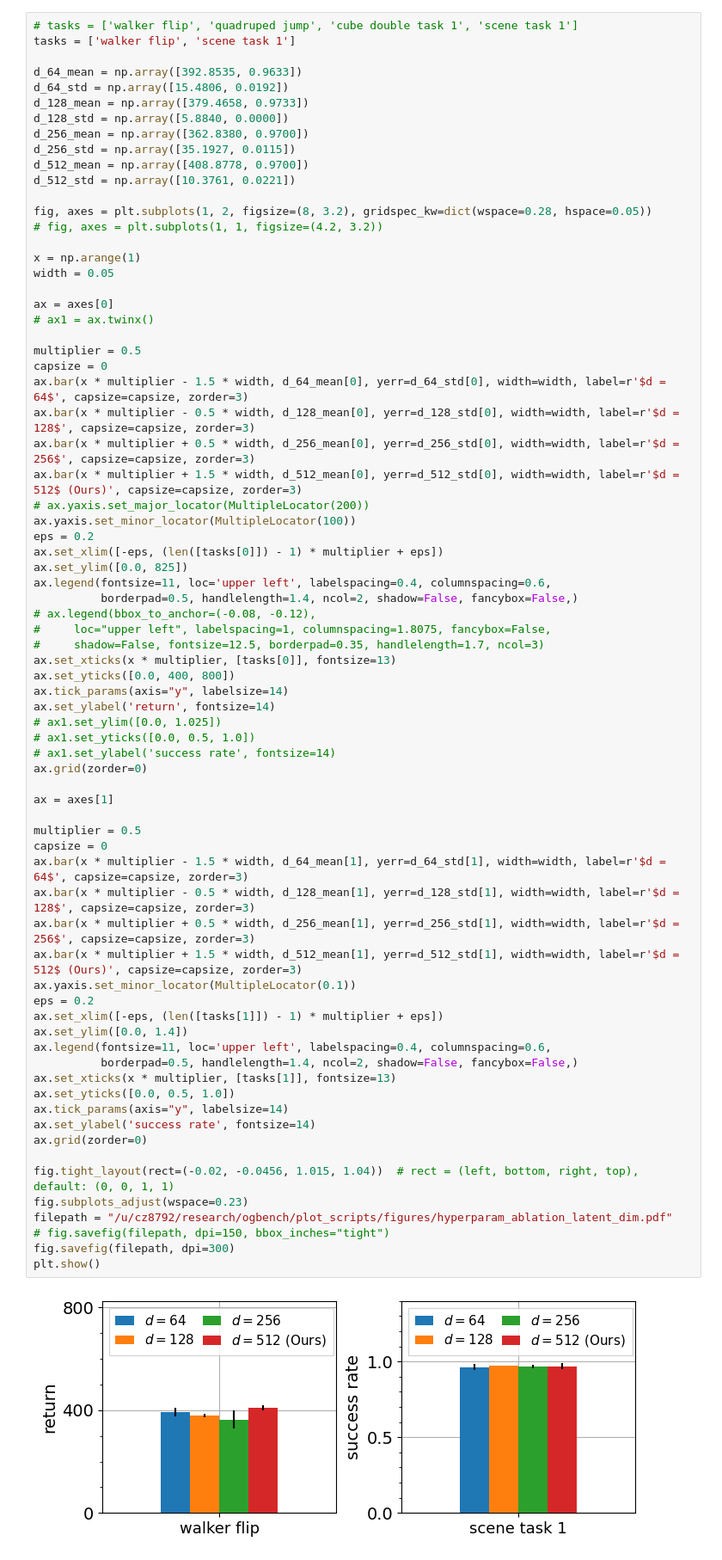
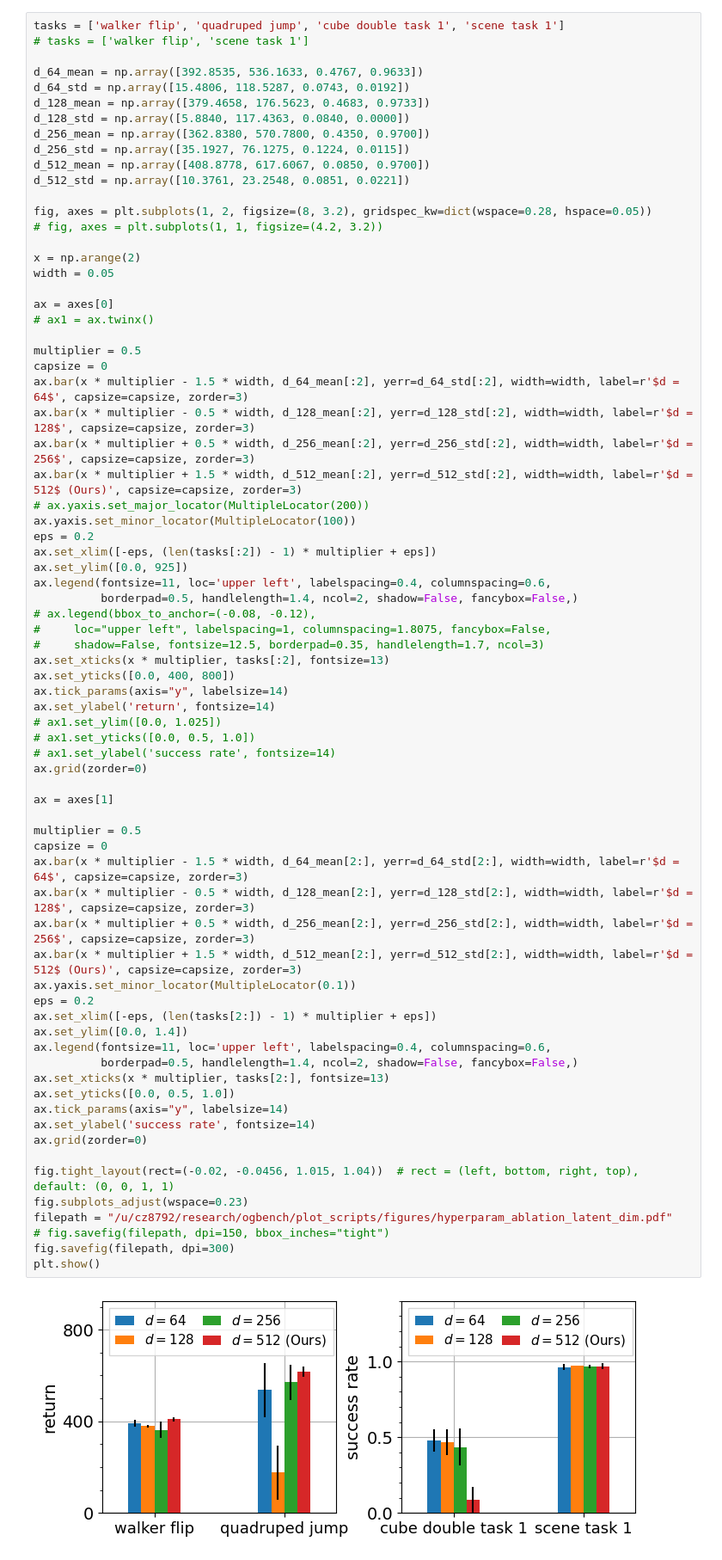
Before and after one commit to chongyi-zheng/ogbench, a Jupyter notebook: plot_scripts/hyperparameter_ablation_curve.ipynb, the cells around one changed output. Shown at 86% size. Drawn from its saved outputs; the diff is of its cells as text.

```diff
--- a/plot_scripts/hyperparameter_ablation_curve.ipynb
+++ b/plot_scripts/hyperparameter_ablation_curve.ipynb
@@ -203,20 +262,20 @@ env = scene task 1, alpha = 300 (Ours): mean = 0.9700, std = 0.0221
 # %%
-# tasks = ['walker flip', 'quadruped jump', 'cube double task 1', 'scene task 1']
-tasks = ['walker flip', 'scene task 1']
+tasks = ['walker flip', 'quadruped jump', 'cube double task 1', 'scene task 1']
+# tasks = ['walker flip', 'scene task 1']
 
-d_64_mean = np.array([392.8535, 0.9633])
-d_64_std = np.array([15.4806, 0.0192])
-d_128_mean = np.array([379.4658, 0.9733])
-d_128_std = np.array([5.8840, 0.0000])
-d_256_mean = np.array([362.8380, 0.9700])
-d_256_std = np.array([35.1927, 0.0115])
-d_512_mean = np.array([408.8778, 0.9700])
-d_512_std = np.array([10.3761, 0.0221])
+d_64_mean = np.array([392.8535, 536.1633, 0.4767, 0.9633])
+d_64_std = np.array([15.4806, 118.5287, 0.0743, 0.0192])
+d_128_mean = np.array([379.4658, 176.5623, 0.4683, 0.9733])
+d_128_std = np.array([5.8840, 117.4363, 0.0840, 0.0000])
+d_256_mean = np.array([362.8380, 570.7800, 0.4350, 0.9700])
+d_256_std = np.array([35.1927, 76.1275, 0.1224, 0.0115])
+d_512_mean = np.array([408.8778, 617.6067, 0.0850, 0.9700])
+d_512_std = np.array([10.3761, 23.2548, 0.0851, 0.0221])
 
 fig, axes = plt.subplots(1, 2, figsize=(8, 3.2), gridspec_kw=dict(wspace=0.28, hspace=0.05))
 # fig, axes = plt.subplots(1, 1, figsize=(4.2, 3.2))
 
-x = np.arange(1)
+x = np.arange(2)
 width = 0.05
 
 ax = axes[0]
@@ -224,55 +283,55 @@ ax = axes[0]
 
 multiplier = 0.5
 capsize = 0
-ax.bar(x * multiplier - 1.5 * width, d_64_mean[0], yerr=d_64_std[0], width=width, label=r'$d = 64$', capsize=capsize, zorder=3)
-ax.bar(x * multiplier - 0.5 * width, d_128_mean[0], yerr=d_128_std[0], width=width, label=r'$d = 128$', capsize=capsize, zorder=3)
-ax.bar(x * multiplier + 0.5 * width, d_256_mean[0], yerr=d_256_std[0], width=width, label=r'$d = 256$', capsize=capsize, zorder=3)
-ax.bar(x * multiplier + 1.5 * width, d_512_mean[0], yerr=d_512_std[0], width=width, label=r'$d = 512$ (Ours)', capsize=capsize, zorder=3)
+ax.bar(x * multiplier - 1.5 * width, d_64_mean[:2], yerr=d_64_std[:2], width=width, label=r'$d = 64$', capsize=capsize, zorder=3)
+ax.bar(x * multiplier - 0.5 * width, d_128_mean[:2], yerr=d_128_std[:2], width=width, label=r'$d = 128$', capsize=capsize, zorder=3)
+ax.bar(x * multiplier + 0.5 * width, d_256_mean[:2], yerr=d_256_std[:2], width=width, label=r'$d = 256$', capsize=capsize, zorder=3)
+ax.bar(x * multiplier + 1.5 * width, d_512_mean[:2], yerr=d_512_std[:2], width=width, label=r'$d = 512$ (Ours)', capsize=capsize, zorder=3)
 # ax.yaxis.set_major_locator(MultipleLocator(200))
 ax.yaxis.set_minor_locator(MultipleLocator(100))
 eps = 0.2
-ax.set_xlim([-eps, (len([tasks[0]]) - 1) * multiplier + eps])
-ax.set_ylim([0.0, 825])
+ax.set_xlim([-eps, (len(tasks[:2]) - 1) * multiplier + eps])
+ax.set_ylim([0.0, 925])
 ax.legend(fontsize=11, loc='upper left', labelspacing=0.4, columnspacing=0.6,
           borderpad=0.5, handlelength=1.4, ncol=2, shadow=False, fancybox=False,)
 # ax.legend(bbox_to_anchor=(-0.08, -0.12),
 #     loc="upper left", labelspacing=1, columnspacing=1.8075, fancybox=False,
 #     shadow=False, fontsize=12.5, borderpad=0.35, handlelength=1.7, ncol=3)
-ax.set_xticks(x * multiplier, [tasks[0]], fontsize=13)
+ax.set_xticks(x * multiplier, tasks[:2], fontsize=13)
 ax.set_yticks([0.0, 400, 800])
 ax.tick_params(axis="y", labelsize=14)
 ax.set_ylabel('return', fontsize=14)
 # ax1.set_ylim([0.0, 1.025])
 # ax1.set_yticks([0.0, 0.5, 1.0])
 # ax1.set_ylabel('success rate', fontsize=14)
 ax.grid(zorder=0)
 
 ax = axes[1]
 
 multiplier = 0.5
 capsize = 0
-ax.bar(x * multiplier - 1.5 * width, d_64_mean[1], yerr=d_64_std[1], width=width, label=r'$d = 64$', capsize=capsize, zorder=3)
-ax.bar(x * multiplier - 0.5 * width, d_128_mean[1], yerr=d_128_std[1], width=width, label=r'$d = 128$', capsize=capsize, zorder=3)
-ax.bar(x * multiplier + 0.5 * width, d_256_mean[1], yerr=d_256_std[1], width=width, label=r'$d = 256$', capsize=capsize, zorder=3)
-ax.bar(x * multiplier + 1.5 * width, d_512_mean[1], yerr=d_512_std[1], width=width, label=r'$d = 512$ (Ours)', capsize=capsize, zorder=3)
+ax.bar(x * multiplier - 1.5 * width, d_64_mean[2:], yerr=d_64_std[2:], width=width, label=r'$d = 64$', capsize=capsize, zorder=3)
+ax.bar(x * multiplier - 0.5 * width, d_128_mean[2:], yerr=d_128_std[2:], width=width, label=r'$d = 128$', capsize=capsize, zorder=3)
+ax.bar(x * multiplier + 0.5 * width, d_256_mean[2:], yerr=d_256_std[2:], width=width, label=r'$d = 256$', capsize=capsize, zorder=3)
+ax.bar(x * multiplier + 1.5 * width, d_512_mean[2:], yerr=d_512_std[2:], width=width, label=r'$d = 512$ (Ours)', capsize=capsize, zorder=3)
 ax.yaxis.set_minor_locator(MultipleLocator(0.1))
 eps = 0.2
-ax.set_xlim([-eps, (len([tasks[1]]) - 1) * multiplier + eps])
+ax.set_xlim([-eps, (len(tasks[2:]) - 1) * multiplier + eps])
 ax.set_ylim([0.0, 1.4])
 ax.legend(fontsize=11, loc='upper left', labelspacing=0.4, columnspacing=0.6,
           borderpad=0.5, handlelength=1.4, ncol=2, shadow=False, fancybox=False,)
-ax.set_xticks(x * multiplier, [tasks[1]], fontsize=13)
+ax.set_xticks(x * multiplier, tasks[2:], fontsize=13)
 ax.set_yticks([0.0, 0.5, 1.0])
 ax.tick_params(axis="y", labelsize=14)
 ax.set_ylabel('success rate', fontsize=14)
 ax.grid(zorder=0)
 
 fig.tight_layout(rect=(-0.02, -0.0456, 1.015, 1.04))  # rect = (left, bottom, right, top), default: (0, 0, 1, 1)
 fig.subplots_adjust(wspace=0.23)
 filepath = "/u/cz8792/research/ogbench/plot_scripts/figures/hyperparam_ablation_latent_dim.pdf"
 # fig.savefig(filepath, dpi=150, bbox_inches="tight")
 fig.savefig(filepath, dpi=300)
 plt.show()
 # %% [output]
-[figure, old version]
+[figure, new version]
 # %%
```
Also changed, not shown: parts of 7 cells of this notebook, 9 other files.
